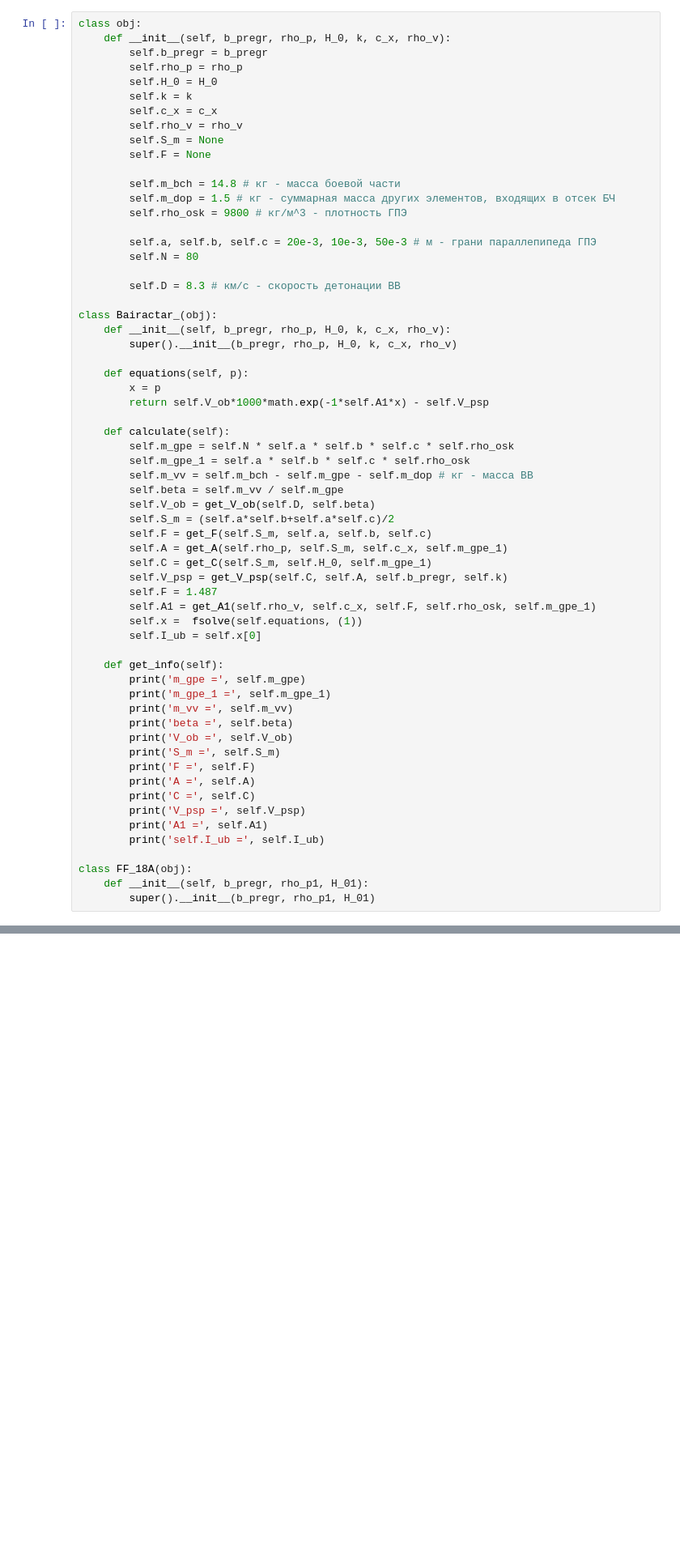
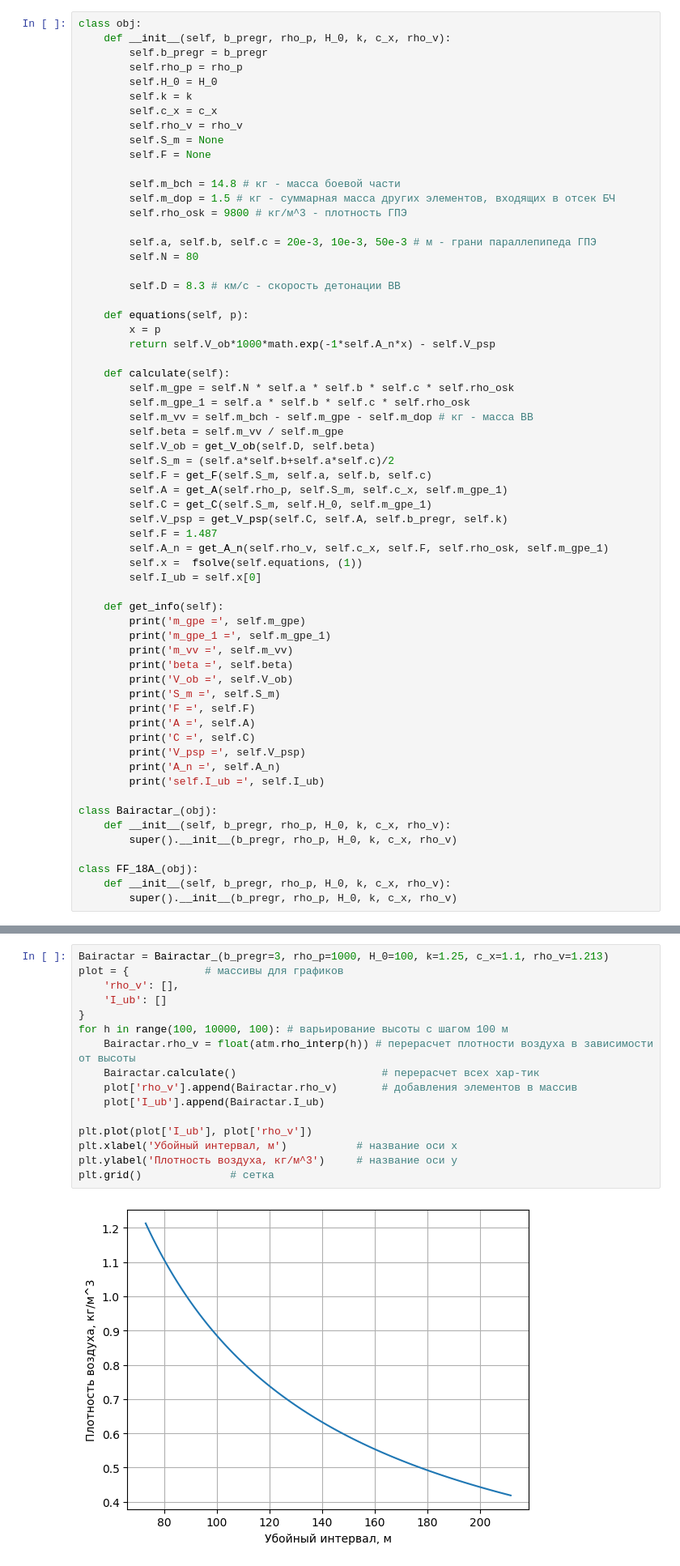
Before and after one commit to FlameDanita/Armour-penetration, a Jupyter notebook: main.ipynb, the cells around one changed output, grey strips where cells are left out. Shown: that part at 81% size. Cells and saved outputs as stored; diff of their text form; blank space fills up the shorter version.

Commit message:
just ready?!
Варьирование №1 и №2

```diff
--- a/main.ipynb
+++ b/main.ipynb
@@ -64,13 +109,9 @@ class obj:
 
         self.D = 8.3 # км/с - скорость детонации ВВ
 
-class Bairactar_(obj):
-    def __init__(self, b_pregr, rho_p, H_0, k, c_x, rho_v):
-        super().__init__(b_pregr, rho_p, H_0, k, c_x, rho_v)
-
     def equations(self, p):
         x = p
-        return self.V_ob*1000*math.exp(-1*self.A1*x) - self.V_psp
+        return self.V_ob*1000*math.exp(-1*self.A_n*x) - self.V_psp
 
     def calculate(self):
         self.m_gpe = self.N * self.a * self.b * self.c * self.rho_osk
@@ -84,7 +125,7 @@ class Bairactar_(obj):
         self.C = get_C(self.S_m, self.H_0, self.m_gpe_1)
         self.V_psp = get_V_psp(self.C, self.A, self.b_pregr, self.k)
         self.F = 1.487
-        self.A1 = get_A1(self.rho_v, self.c_x, self.F, self.rho_osk, self.m_gpe_1)
+        self.A_n = get_A_n(self.rho_v, self.c_x, self.F, self.rho_osk, self.m_gpe_1)
         self.x =  fsolve(self.equations, (1))
         self.I_ub = self.x[0]
 
@@ -99,12 +140,16 @@ class Bairactar_(obj):
         print('A =', self.A)
         print('C =', self.C)
         print('V_psp =', self.V_psp)
-        print('A1 =', self.A1)
+        print('A_n =', self.A_n)
         print('self.I_ub =', self.I_ub)
 
-class FF_18A(obj):
-    def __init__(self, b_pregr, rho_p1, H_01):
-        super().__init__(b_pregr, rho_p1, H_01)
+class Bairactar_(obj):
+    def __init__(self, b_pregr, rho_p, H_0, k, c_x, rho_v):
+        super().__init__(b_pregr, rho_p, H_0, k, c_x, rho_v)
+
+class FF_18A_(obj):
+    def __init__(self, b_pregr, rho_p, H_0, k, c_x, rho_v):
+        super().__init__(b_pregr, rho_p, H_0, k, c_x, rho_v)
 # %%
 Bairactar = Bairactar_(b_pregr=3, rho_p=1000, H_0=100, k=1.25, c_x=1.1, rho_v=1.213)
 Bairactar.calculate()
@@ -133,0 +189,18 @@ print(x)
+# %%
+Bairactar = Bairactar_(b_pregr=3, rho_p=1000, H_0=100, k=1.25, c_x=1.1, rho_v=1.213)
+plot = {            # массивы для графиков
+    'rho_v': [],
+    'I_ub': []
+}
+for h in range(100, 10000, 100): # варьирование высоты с шагом 100 м
+    Bairactar.rho_v = float(atm.rho_interp(h)) # перерасчет плотности воздуха в зависимости от высоты
+    Bairactar.calculate()                       # перерасчет всех хар-тик
+    plot['rho_v'].append(Bairactar.rho_v)       # добавления элементов в массив
+    plot['I_ub'].append(Bairactar.I_ub)
+
+plt.plot(plot['I_ub'], plot['rho_v'])
+plt.xlabel('Убойный интервал, м')           # название оси x
+plt.ylabel('Плотность воздуха, кг/м^3')     # название оси y
+plt.grid()              # сетка
+# %% [output]
+[figure, added]
```
Also changed, not shown: parts of 13 cells of this notebook, 1 other file.
